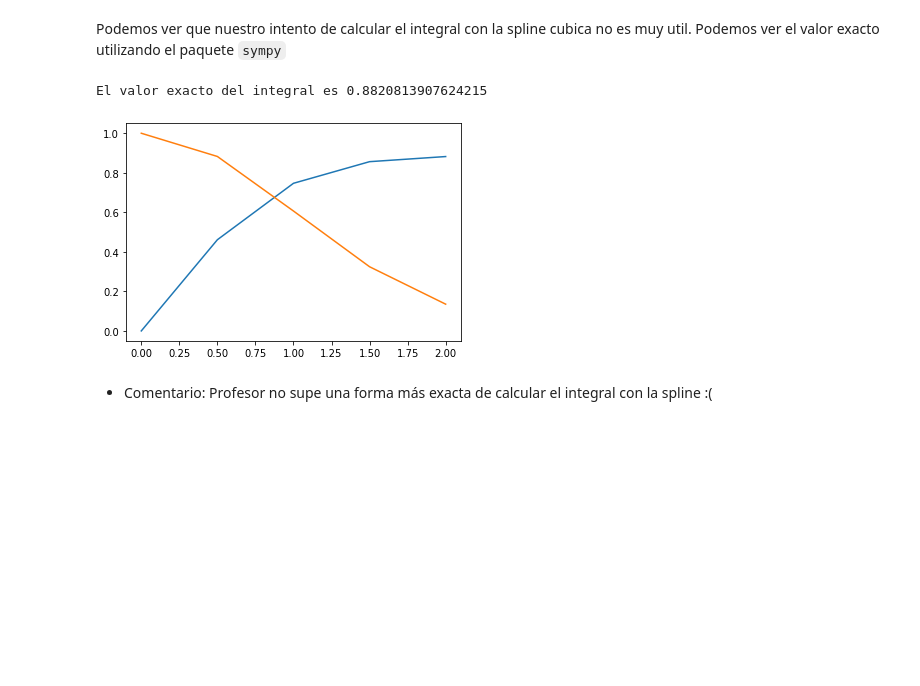
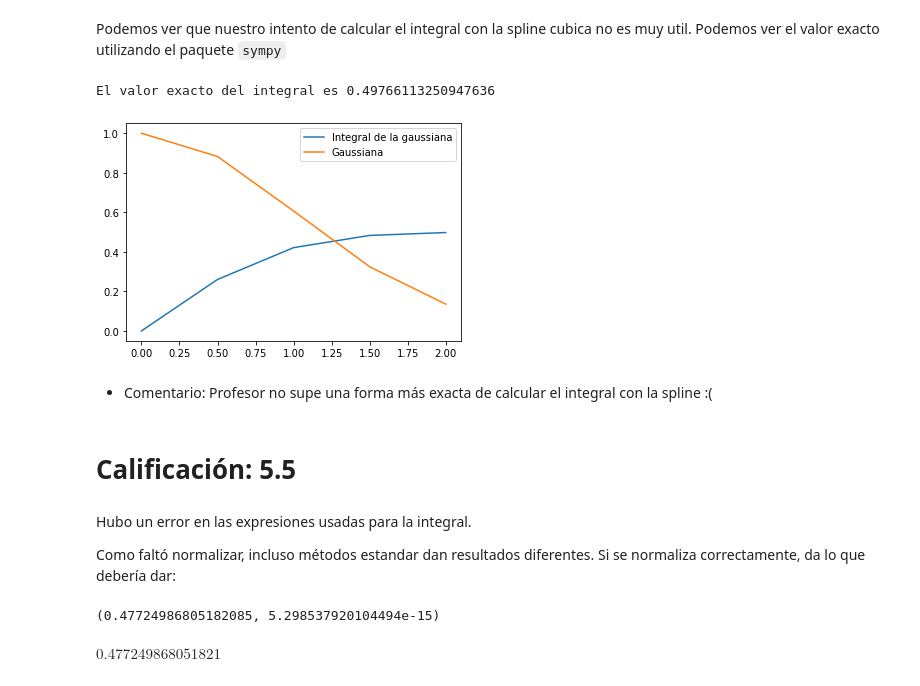
Before and after one commit to IDClabTec/Tareas, a Jupyter notebook: Tarea 8-3.ipynb, the cells around one changed output. Cells and saved outputs as stored; diff of their text form; code cells hidden in the pictures; blank space fills up the shorter version.

```diff
--- a/Tarea 8-3.ipynb
+++ b/Tarea 8-3.ipynb
@@ -136,13 +138,33 @@ Podemos ver que nuestro intento de calcular el integral con la spline cubica no
 # %%
 import sympy as sy
 x_sy = sy.symbols('x');
-exp = sy.exp(-x_sy**2) #Gaussiana son sigma=1 y mu=0
+exp = sy.exp(-x_sy**2) #Gaussiana son sigma=1 y mu=0 # FALTO NORMALIZAR
+exp = sy.exp(-x_sy**2)/sy.sqrt(sy.pi)
 gaussian_int = sy.lambdify(x_sy,sy.integrate(exp,x_sy))
-plt.plot(x,gaussian_int(x),label='Integral de la gaussiana');
+plt.plot(x,gaussian_int(x) - gaussian_int(0),label='Integral de la gaussiana');
 plt.plot(x,gaussian(x),label='Gaussiana');
+plt.legend()
 print(f'El valor exacto del integral es {gaussian_int(2) - gaussian_int(0)}')
 # %% [output]
-El valor exacto del integral es 0.8820813907624215
+El valor exacto del integral es 0.49766113250947636
-[figure, old version]
+[figure, new version]
 # %% [markdown]
 * Comentario: Profesor no supe una forma más exacta de calcular el integral con la spline :(
+# %% [markdown]
+# Calificación: 5.5
+# %% [markdown]
+Hubo un error en las expresiones usadas para la integral.
+
+Como faltó normalizar, incluso métodos estandar dan resultados diferentes. Si se normaliza correctamente, da lo que debería dar:
+# %%
+def gaussian(x,sigma=1,mu=0): #Definimos una función que genera una gaussiana
+    return np.exp(-(x - mu)**2 / (2*sigma**2))/np.sqrt(2*np.pi)
+integral_scipy = quad(gaussian,0,2,args=(1,0))
+integral_scipy
+# %% [output]
+(0.47724986805182085, 5.298537920104494e-15)
+# %%
+exp = sy.exp(-x_sy**2/2)/sy.sqrt(2*sy.pi)
+sy.N(sy.integrate(exp,(x_sy,0,2)))
+# %% [output]
+$\displaystyle 0.477249868051821$
```
Also changed, not shown: parts of 2 cells of this notebook.
